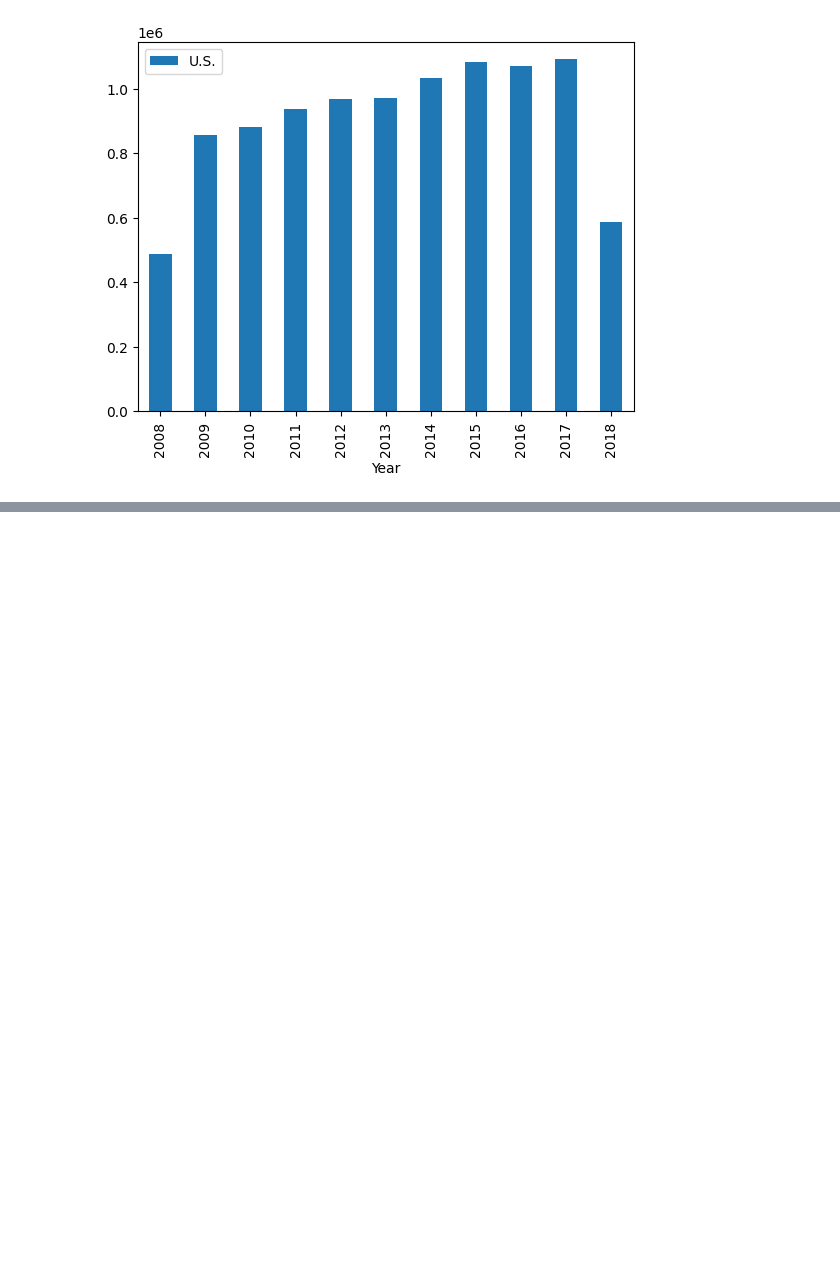
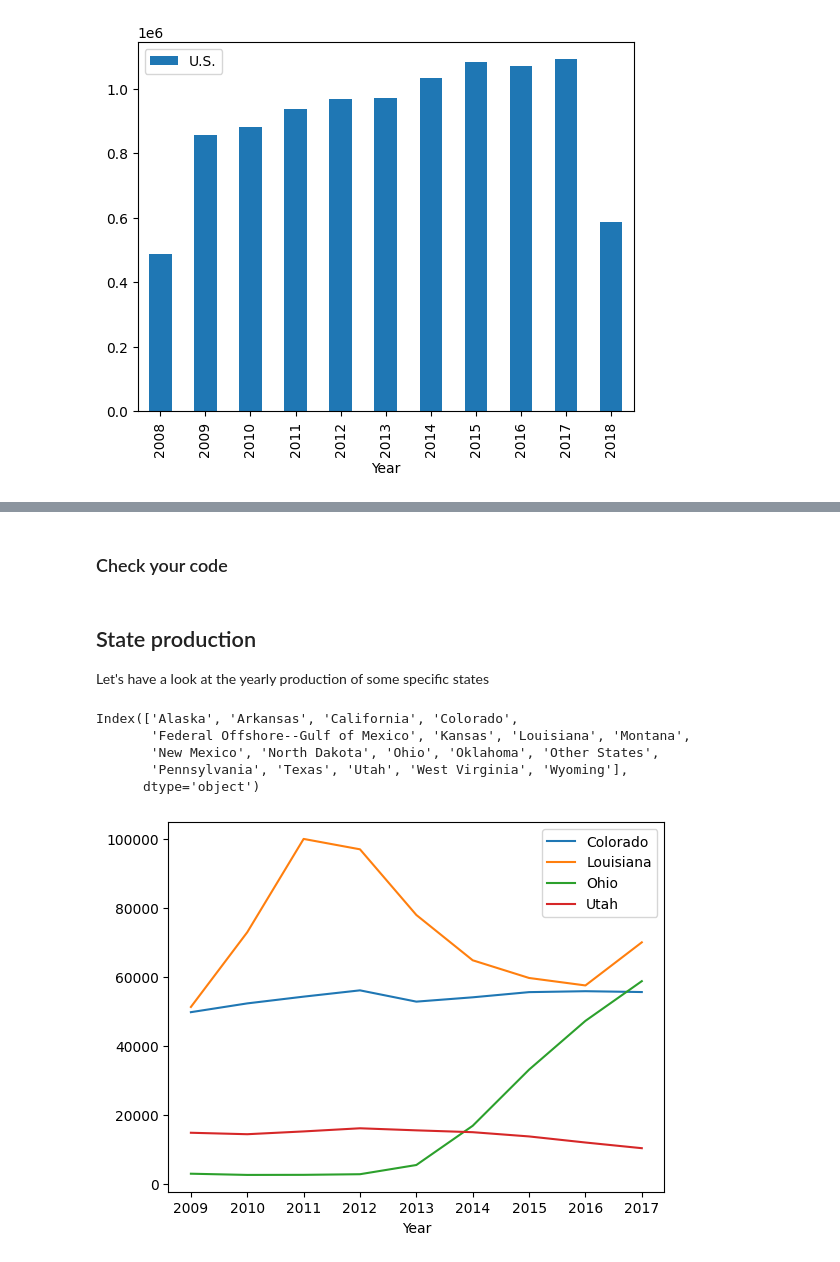
Before and after one commit to melis-gezer/data-us-oil-and-gas-production, a Jupyter notebook: oil_and_gas.ipynb, the cells around one changed output, grey strips where cells are left out. Drawn from its saved outputs; the diff is of its cells as text; code cells hidden in the pictures; blank space fills up the shorter version.

Commit message:
load oil, aggregate yearly, clean columns, filter full years

```diff
--- a/oil_and_gas.ipynb
+++ b/oil_and_gas.ipynb
@@ -106,3 +106,9 @@ plot = yearly_gas_df.filter(items=['U.S.']).plot(kind="bar")
 plot.set_xlabel("Year");
 # %% [output]
 [figure]
+# %%
+months_per_year = gas_df.groupby(gas_df["Month"].dt.year)["Month"].count()
+full_years = months_per_year[months_per_year == 12].index
+
+filtered_yearly_gas_df = yearly_gas_df.loc[full_years]
+filtered_yearly_gas_df.head()
@@ -108,0 +123,2 @@ plot.set_xlabel("Year");
+# %% [markdown]
+### Check your code
@@ -108,0 +134,17 @@ plot.set_xlabel("Year");
+# %% [markdown]
+## State production
+
+Let's have a look at the yearly production of some specific states
+# %%
+filtered_yearly_gas_df.columns[1:].sort_values()
+# %% [output]
+Index(['Alaska', 'Arkansas', 'California', 'Colorado',
+       'Federal Offshore--Gulf of Mexico', 'Kansas', 'Louisiana', 'Montana',
+       'New Mexico', 'North Dakota', 'Ohio', 'Oklahoma', 'Other States',
+       'Pennsylvania', 'Texas', 'Utah', 'West Virginia', 'Wyoming'],
+      dtype='object')
+# %%
+plot = filtered_yearly_gas_df.filter(items=['Colorado', 'Louisiana', 'Ohio', 'Utah']).plot()
+plot.set_xlabel("Year");
+# %% [output]
+[figure, added]
```
Also changed, not shown: parts of 6 cells of this notebook.
